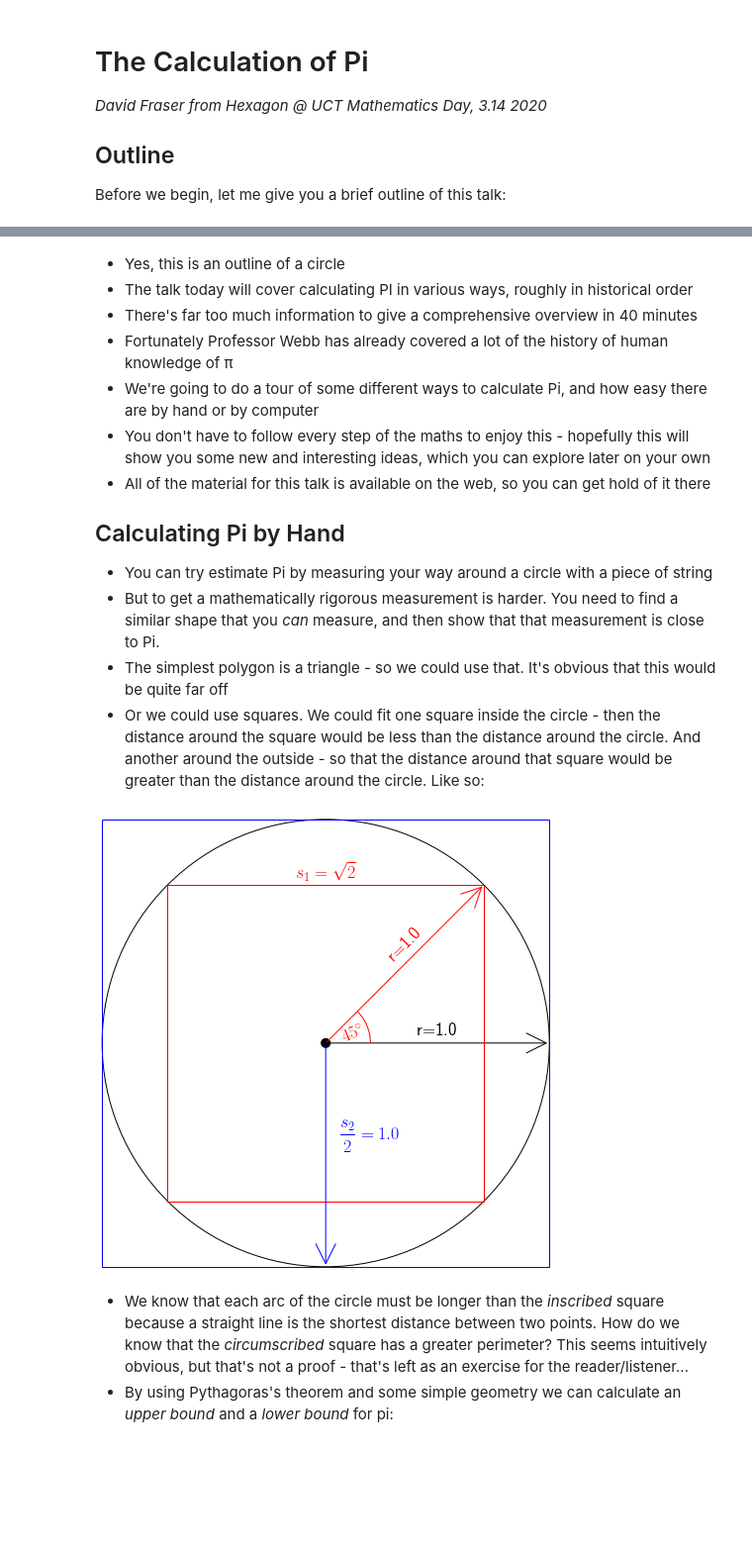
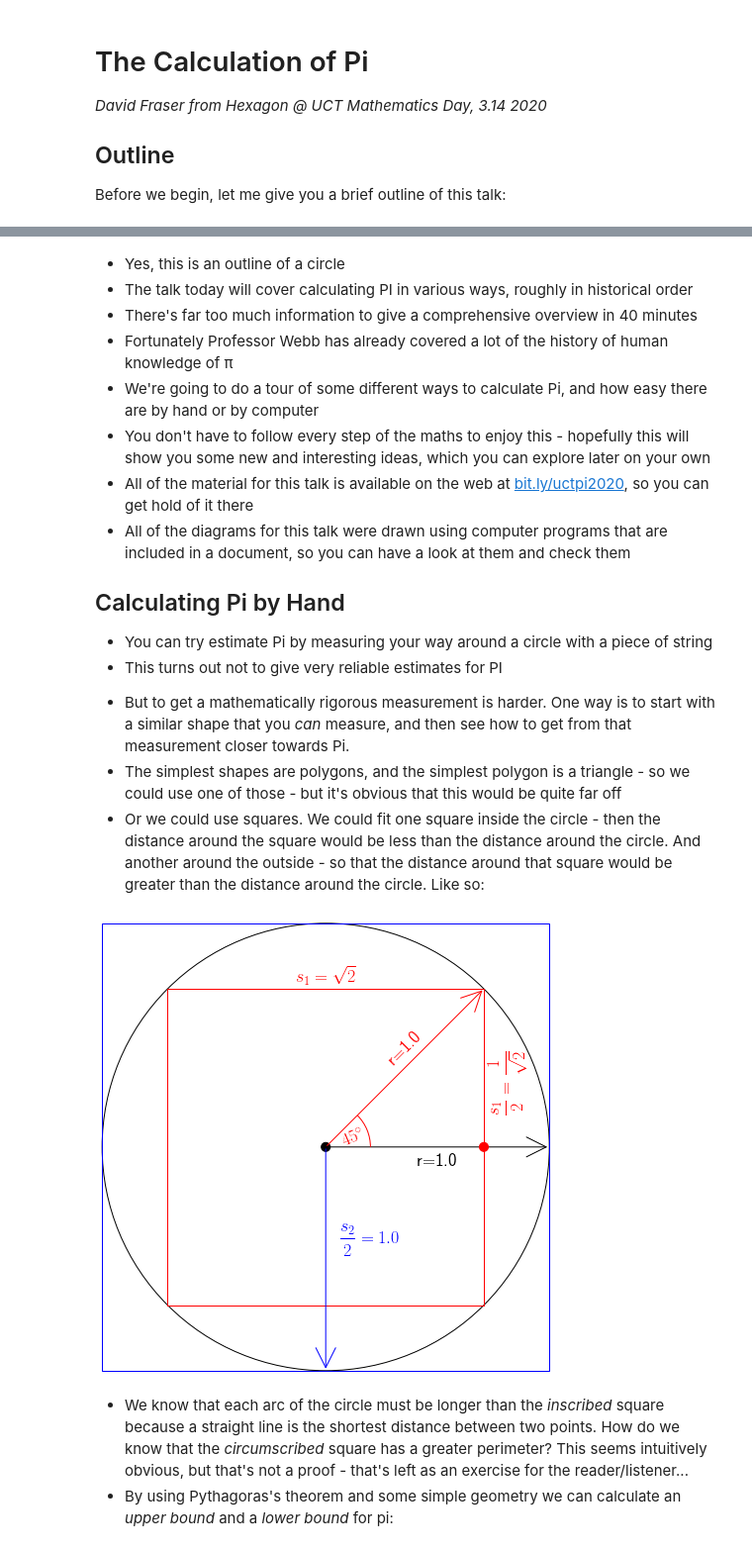
Before and after one commit to davidfraser/pi-spigot, a Jupyter notebook: talk-notes.ipynb, the cells around one changed output, grey strips where cells are left out. Shown: that part at 99% size. Drawn from its saved outputs; the diff is of its cells as text; code cells hidden in the pictures; blank space fills up the shorter version.

Commit message:
More improvements after practice, and some TODOs

```diff
--- a/talk-notes.ipynb
+++ b/talk-notes.ipynb
@@ -28,36 +28,41 @@ base_circle(ax)
 * Fortunately Professor Webb has already covered a lot of the history of human knowledge of π
 * We're going to do a tour of some different ways to calculate Pi, and how easy there are by hand or by computer
 * You don't have to follow every step of the maths to enjoy this - hopefully this will show you some new and interesting ideas, which you can explore later on your own
-* All of the material for this talk is available on the web, so you can get hold of it there
+* All of the material for this talk is available on the web at [bit.ly/uctpi2020](https://bit.ly/uctpi2020), so you can get hold of it there
+* All of the diagrams for this talk were drawn using computer programs that are included in a document, so you can have a look at them and check them
 
 ## Calculating Pi by Hand
 
 * You can try estimate Pi by measuring your way around a circle with a piece of string
-* But to get a mathematically rigorous measurement is harder. You need to find a similar shape that you *can* measure,
-  and then show that that measurement is close to Pi.
-* The simplest polygon is a triangle - so we could use that. It's obvious that this would be quite far off
+* This turns out not to give very reliable estimates for PI
+<!-- TODO: example with photos -->
+* But to get a mathematically rigorous measurement is harder. One way is to start with a similar shape that you *can* measure,
+  and then see how to get from that measurement closer towards Pi.
+* The simplest shapes are polygons, and the simplest polygon is a triangle - so we could use one of those - but it's obvious that this would be quite far off
 * Or we could use squares. We could fit one square inside the circle - then the distance around the square would be less than the distance around the circle. And another around the outside - so that the distance around that square would be greater than the distance around the circle. Like so:
 # %%
 sqrt2 = sqrt(2)
 
 fig, ax = setup_plot()
 add = lambda artist: ax.add_artist(artist)
 base_circle(ax)
 
 inscribed_square = add(RegularPolygon((0,0), 4, 1.0, fill=False, clip_on=False, color='r', orientation=pi/4))
 inscribed_radius = add(FancyArrowPatch((0, 0), (1/sqrt2, 1/sqrt2), clip_on=False, color='r', mutation_scale=50, arrowstyle='->'))
 inscribed_radius_label = plt.text(1/sqrt2/2, 1/sqrt2/2, "r=1.0", color='r', rotation=45, **std_kwargs.text)
 inscribed_side_label = plt.text(0, 1/sqrt2, r"$$s_{1}=\sqrt{2}$$", color='r', **std_kwargs.text)
 inscribed_angle = add(Arc((0.0, 0.0), 0.4, 0.4, 0, 0, 45, color='r'))
 inscribed_angle_label = plt.text(0.12, -0.01, r"$$45^{\circ}$$", rotation=45/2, color='r', **std_kwargs.text)
+inscribed_intersection = add(Circle((1/sqrt2, 0), 0.02, fill=True, clip_on=False, color='r'))
+inscribed_half_side_label = plt.text(1/sqrt2+0.11, (1/sqrt2)/5, r"$$\frac{s_{1}}{2} = \frac{1}{\sqrt{2}}$$", color='r', rotation=90, **std_kwargs.text)
 
 circumscribed_square = add(RegularPolygon((0,0), 4, sqrt2, fill=False, clip_on=False, color='b', orientation=pi/4))
 circumscribed_radius = add(FancyArrowPatch((0.0, 0.0), (0.0, -1.0), clip_on=False, color='b', arrowstyle='->', mutation_scale=50))
 circumscribed_radius_label = plt.text(0.2, -0.5, r"$$\frac{s_{2}}{2}=1.0$$", color='b', **std_kwargs.text)
 
 plt.show()
 # %% [output]
-[figure, old version]
+[figure, new version]
 # %% [markdown]
 * We know that each arc of the circle must be longer than the *inscribed* square because a straight line is the shortest distance between two points. How do we know that the *circumscribed* square has a greater perimeter? This seems intuitively obvious, but that's not a proof - that's left as an exercise for the reader/listener...
 * By using Pythagoras's theorem and some simple geometry we can calculate an *upper bound* and a *lower bound* for pi:
```
Also changed, not shown: parts of 25 cells of this notebook.
